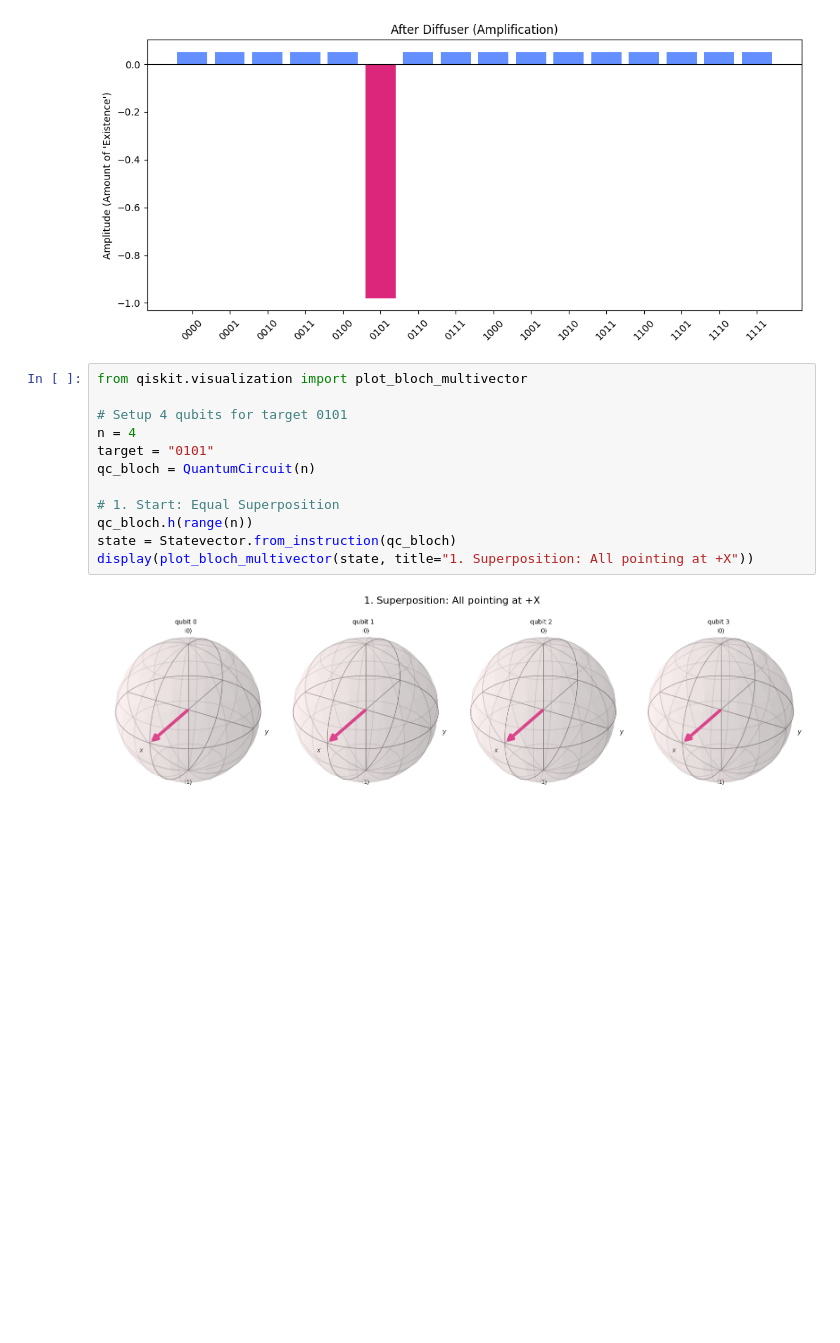
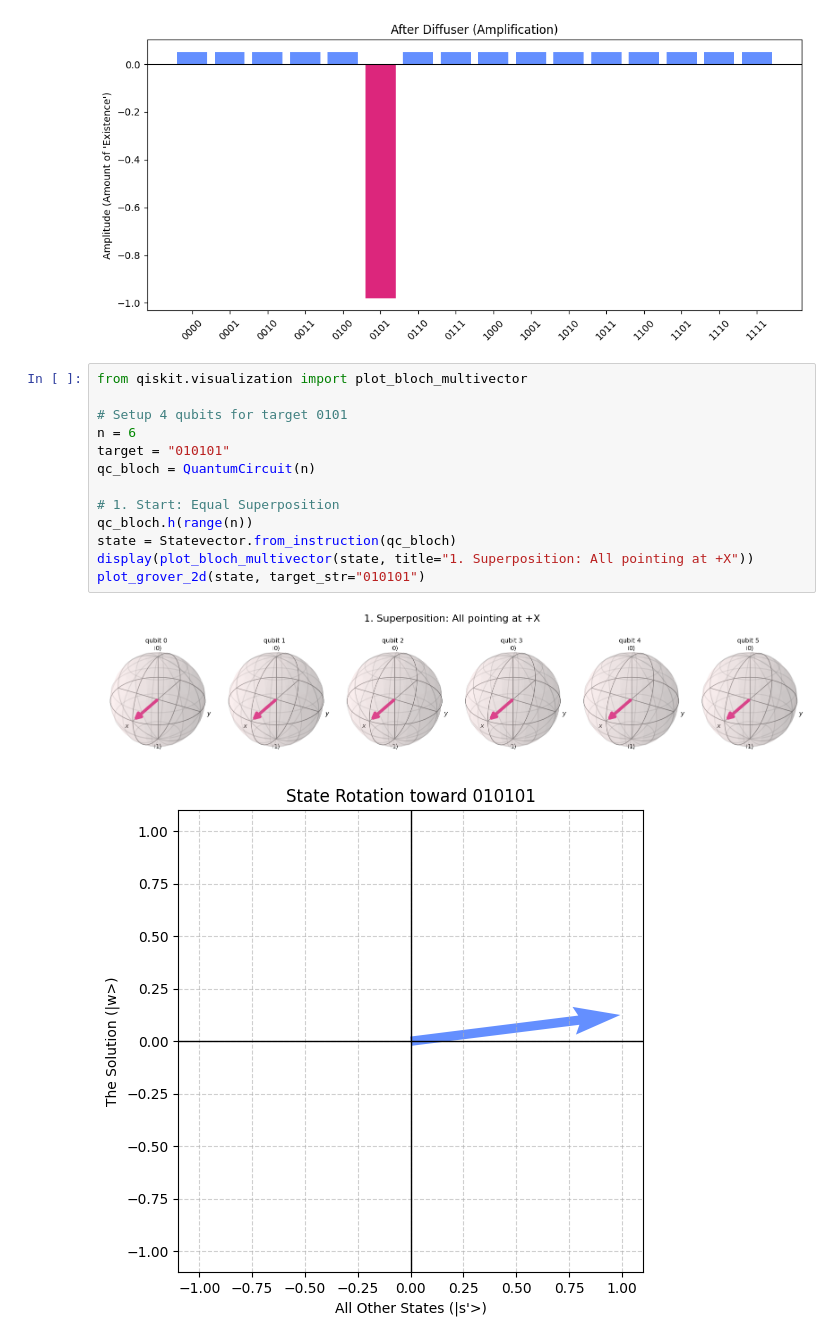
Before and after one commit to JoeyRogers-svg/Qiskit-fundamentals-course, a Jupyter notebook: 2a-grover's-algorithm.ipynb, the cells around one changed output. Drawn from its saved outputs; the diff is of its cells as text; blank space fills up the shorter version.

```diff
--- a/2a-grover's-algorithm.ipynb
+++ b/2a-grover's-algorithm.ipynb
@@ -137,14 +112,16 @@ plot_amplitudes(state_after_diffuser, f"After Diffuser (Amplification)")
 # %%
 from qiskit.visualization import plot_bloch_multivector
 
 # Setup 4 qubits for target 0101
-n = 4
-target = "0101"
+n = 6
+target = "010101"
 qc_bloch = QuantumCircuit(n)
 
 # 1. Start: Equal Superposition
 qc_bloch.h(range(n))
 state = Statevector.from_instruction(qc_bloch)
 display(plot_bloch_multivector(state, title="1. Superposition: All pointing at +X"))
+plot_grover_2d(state, target_str="010101")
 # %% [output]
-[figure, old version]
+[figure, new version]
+[figure, added]
```
Also changed, not shown: parts of 12 cells of this notebook, 3 other files.
